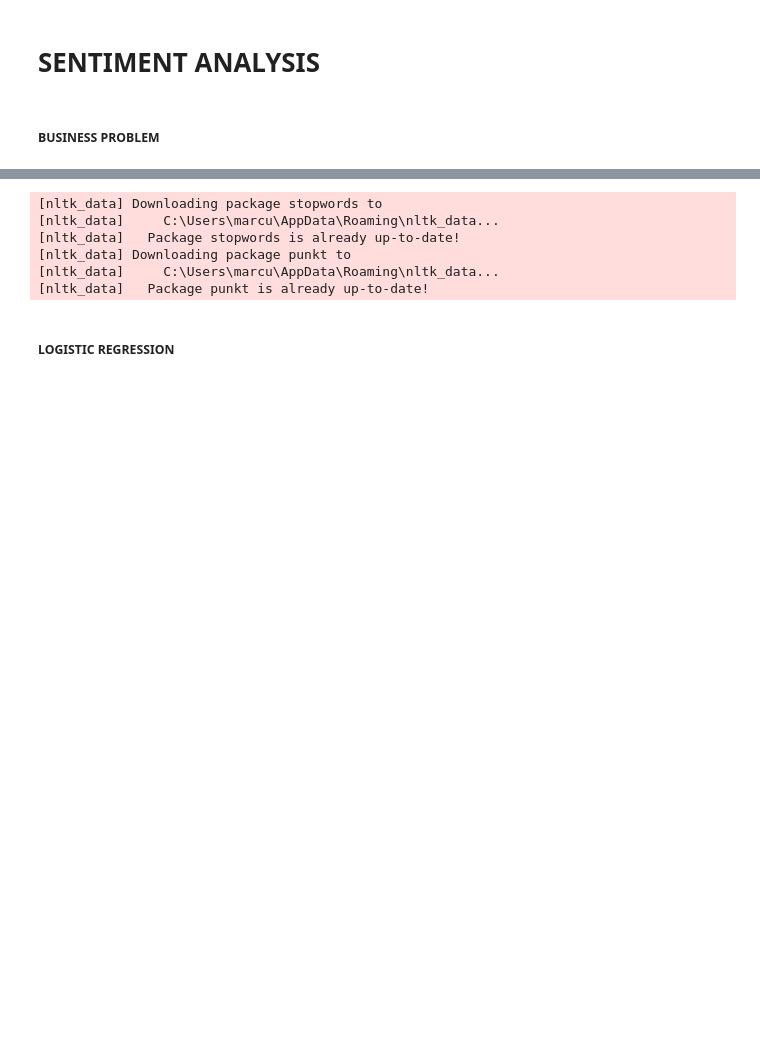
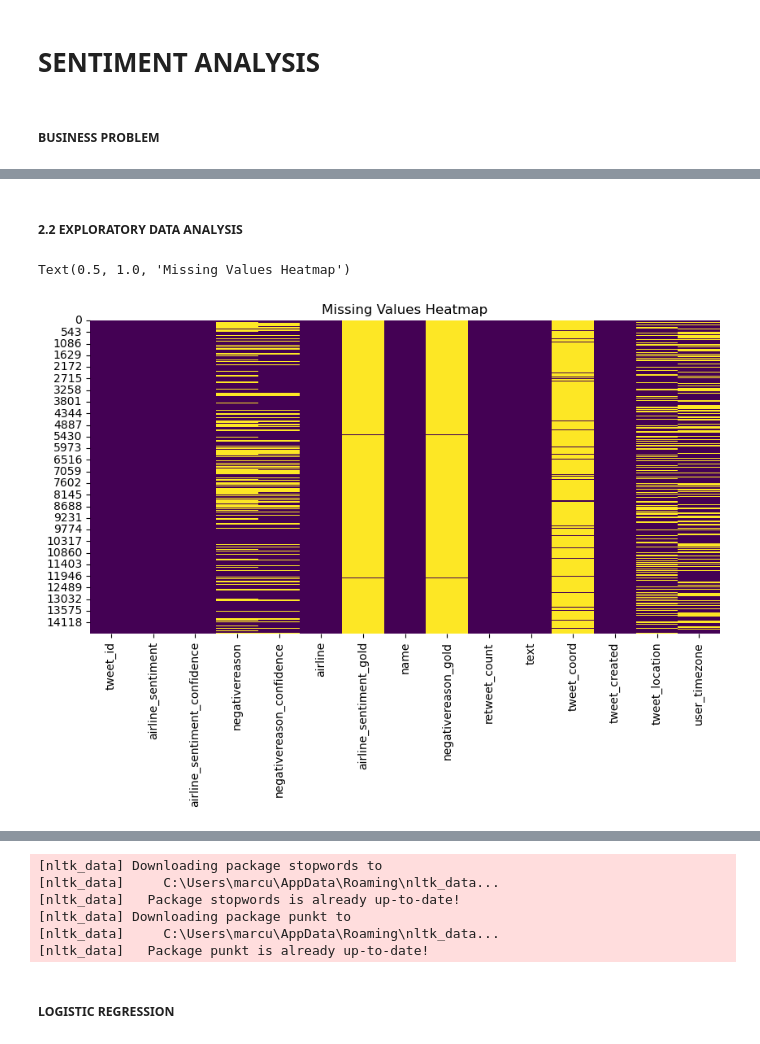
Before and after one commit to Marcus-Moen/PROJECT-2---FINAL, a Jupyter notebook: Project.ipynb, the cells around one changed output, grey strips where cells are left out. Drawn from its saved outputs; the diff is of its cells as text; code cells hidden in the pictures; blank space fills up the shorter version.

```diff
--- a/Project.ipynb
+++ b/Project.ipynb
@@ -4,0 +9,9 @@
+# %%
+import pandas as pd
+import sklearn
+import numpy as np
+import matplotlib.pyplot as plt
+import seaborn as sns
+
+df = pd.read_csv('Tweets.csv')
+df.head(10)
@@ -4,0 +62,12 @@
+# %% [markdown]
+##### **2.2 EXPLORATORY DATA ANALYSIS**
+# %%
+import seaborn as sns
+import matplotlib.pyplot as plt
+
+plt.figure(figsize=(10, 5))
+sns.heatmap(df.isnull(), cbar=False, cmap='viridis')
+plt.title("Missing Values Heatmap")
+# %% [output]
+Text(0.5, 1.0, 'Missing Values Heatmap')
+[figure, added]
```
Also changed, not shown: parts of 9 cells of this notebook.
